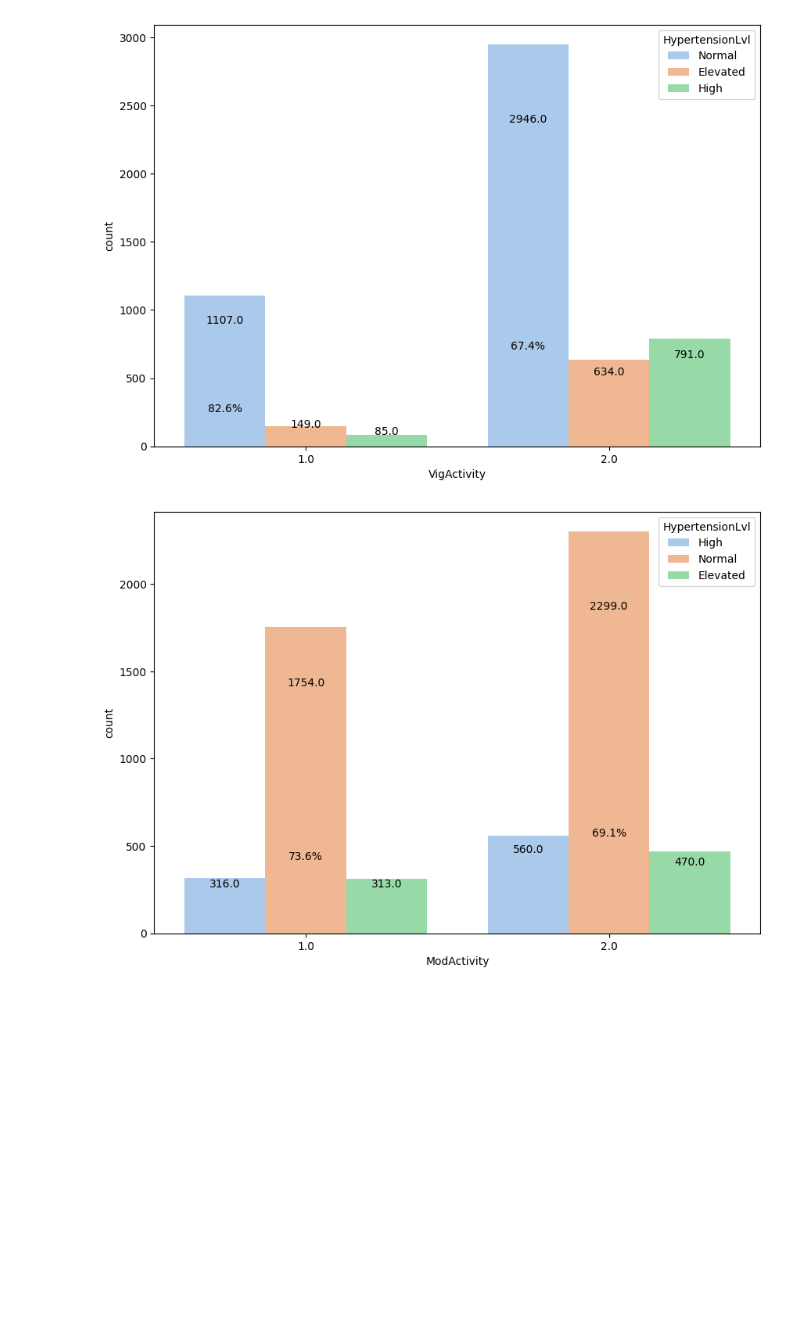
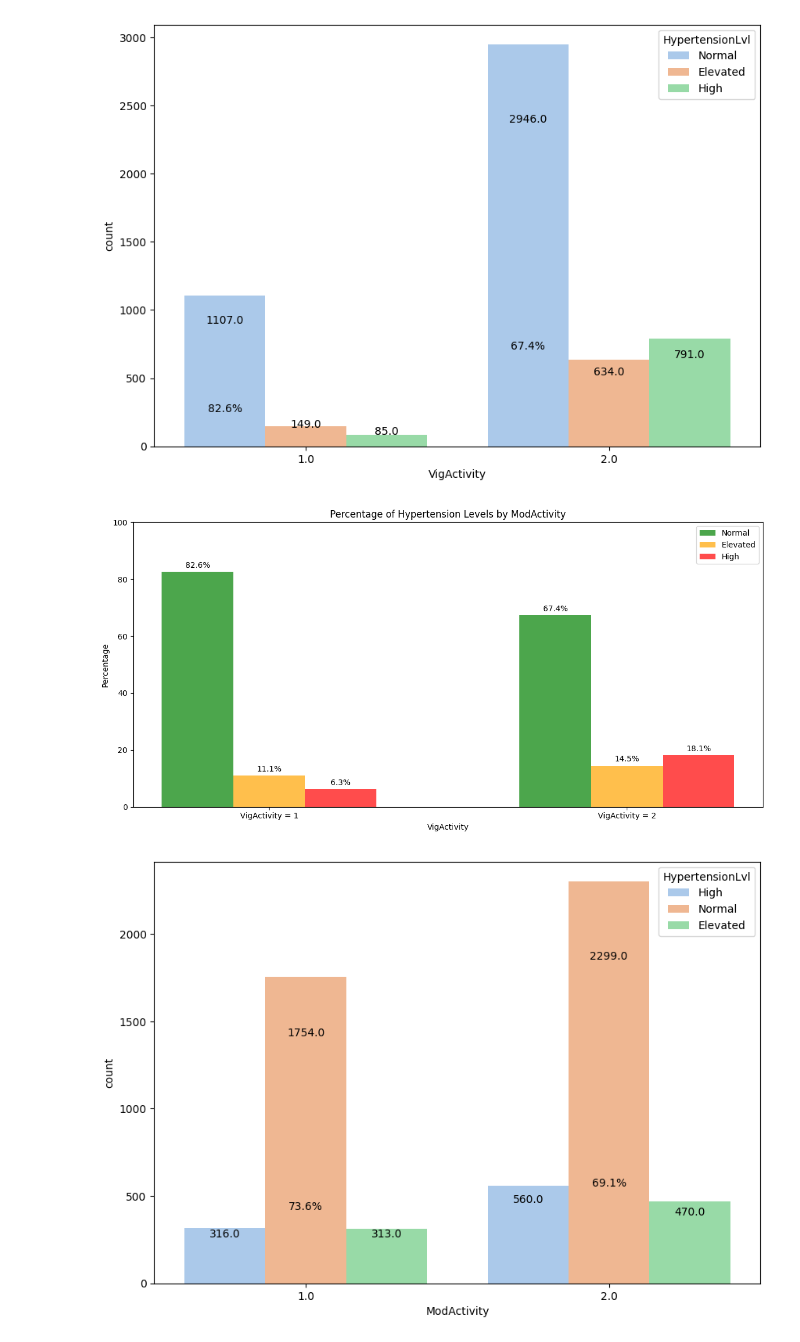
Before and after one commit to samcohen1/HypertensionML, a Jupyter notebook: new_predictor.ipynb, the cells around one changed output. Drawn from its saved outputs; the diff is of its cells as text; code cells hidden in the pictures; blank space fills up the shorter version.

Commit message:
Activity Features

```diff
--- a/new_predictor.ipynb
+++ b/new_predictor.ipynb
@@ -771,66 +771,68 @@ plot_bivariate('VigActivity', 'HypertensionLvl')
 [figure]
 # %%
 # Count records for each Hypertension Level when ModActivity = 1
-high_hypertension_mod_1 = df[(df['HypertensionLvl'] == 'High') & (df['VigActivity'] == 1)].shape[0]
-elevated_hypertension_mod_1 = df[(df['HypertensionLvl'] == 'Elevated') & (df['VigActivity'] == 1)].shape[0]
-normal_hypertension_mod_1 = df[(df['HypertensionLvl'] == 'Normal') & (df['VigActivity'] == 1)].shape[0]
+high_hypertension_vig_1 = df[(df['HypertensionLvl'] == 'High') & (df['VigActivity'] == 1)].shape[0]
+elevated_hypertension_vig_1 = df[(df['HypertensionLvl'] == 'Elevated') & (df['VigActivity'] == 1)].shape[0]
+normal_hypertension_vig_1 = df[(df['HypertensionLvl'] == 'Normal') & (df['VigActivity'] == 1)].shape[0]
 
 # Count records for each Hypertension Level when ModActivity = 2
-high_hypertension_mod_2 = df[(df['HypertensionLvl'] == 'High') & (df['VigActivity'] == 2)].shape[0]
-elevated_hypertension_mod_2 = df[(df['HypertensionLvl'] == 'Elevated') & (df['VigActivity'] == 2)].shape[0]
-normal_hypertension_mod_2 = df[(df['HypertensionLvl'] == 'Normal') & (df['VigActivity'] == 2)].shape[0]
+high_hypertension_vig_2 = df[(df['HypertensionLvl'] == 'High') & (df['VigActivity'] == 2)].shape[0]
+elevated_hypertension_vig_2 = df[(df['HypertensionLvl'] == 'Elevated') & (df['VigActivity'] == 2)].shape[0]
+normal_hypertension_vig_2 = df[(df['HypertensionLvl'] == 'Normal') & (df['VigActivity'] == 2)].shape[0]
 
 # Calculate total counts for each ModActivity
-total_mod_1 = high_hypertension_mod_1 + elevated_hypertension_mod_1 + normal_hypertension_mod_1
-total_mod_2 = high_hypertension_mod_2 + elevated_hypertension_mod_2 + normal_hypertension_mod_2
+total_vig_1 = high_hypertension_vig_1 + elevated_hypertension_vig_1 + normal_hypertension_vig_1
+total_vig_2 = high_hypertension_vig_2 + elevated_hypertension_vig_2 + normal_hypertension_vig_2
 
 # Calculate percentages
-percentages_mod_1 = [
-    (normal_hypertension_mod_1 / total_mod_1) * 100,
-    (elevated_hypertension_mod_1 / total_mod_1) * 100,
-    (high_hypertension_mod_1 / total_mod_1) * 100
+percentages_vig_1 = [
+    (normal_hypertension_vig_1 / total_vig_1) * 100,
+    (elevated_hypertension_vig_1 / total_vig_1) * 100,
+    (high_hypertension_vig_1 / total_vig_1) * 100
 ]
 
-percentages_mod_2 = [
-    (normal_hypertension_mod_2 / total_mod_2) * 100,
-    (elevated_hypertension_mod_2 / total_mod_2) * 100,
-    (high_hypertension_mod_2 / total_mod_2) * 100
+percentages_vig_2 = [
+    (normal_hypertension_vig_2 / total_vig_2) * 100,
+    (elevated_hypertension_vig_2 / total_vig_2) * 100,
+    (high_hypertension_vig_2 / total_vig_2) * 100
 ]
 
 # Data for plotting
 labels = ['VigActivity = 1', 'VigActivity = 2']
 x = np.arange(len(labels))  # the label locations
 width = 0.2  # the width of the bars
 
 # Set up the matplotlib figure
 plt.figure(figsize=(12, 6))
 
 # Plotting the bars for each Hypertension Level next to each other
-bar1 = plt.bar(x - width, [percentages_mod_1[0], percentages_mod_2[0]], width, label='Normal', color='green', alpha=0.7)
-bar2 = plt.bar(x, [percentages_mod_1[1], percentages_mod_2[1]], width, label='Elevated', color='orange', alpha=0.7)
-bar3 = plt.bar(x + width, [percentages_mod_1[2], percentages_mod_2[2]], width, label='High', color='red', alpha=0.7)
+bar1 = plt.bar(x - width, [percentages_vig_1[0], percentages_vig_2[0]], width, label='Normal', color='green', alpha=0.7)
+bar2 = plt.bar(x, [percentages_vig_1[1], percentages_vig_2[1]], width, label='Elevated', color='orange', alpha=0.7)
+bar3 = plt.bar(x + width, [percentages_vig_1[2], percentages_vig_2[2]], width, label='High', color='red', alpha=0.7)
 
 # Add percentages on top of the bars
 for bar in [bar1, bar2, bar3]:
     for rect in bar:
         height = rect.get_height()
         plt.annotate(f'{height:.1f}%',
                      xy=(rect.get_x() + rect.get_width() / 2, height),
                      xytext=(0, 3),  # 3 points vertical offset
                      textcoords="offset points",
                      ha='center', va='bottom')
 
 # Add some text for labels, title, and custom x-axis tick labels
 plt.xlabel('VigActivity')
 plt.ylabel('Percentage')
 plt.title('Percentage of Hypertension Levels by ModActivity')
 plt.xticks(x, labels)
 plt.ylim(0, 100)  # Set y-axis limit to 100 for percentages
 plt.legend()
 
 # Show the plot
 plt.tight_layout()
 plt.show()
+# %% [output]
+[figure, added]
 # %%
 plot_bivariate('ModActivity', 'HypertensionLvl')
 # %% [output]
```
Also changed, not shown: parts of 6 cells of this notebook.
